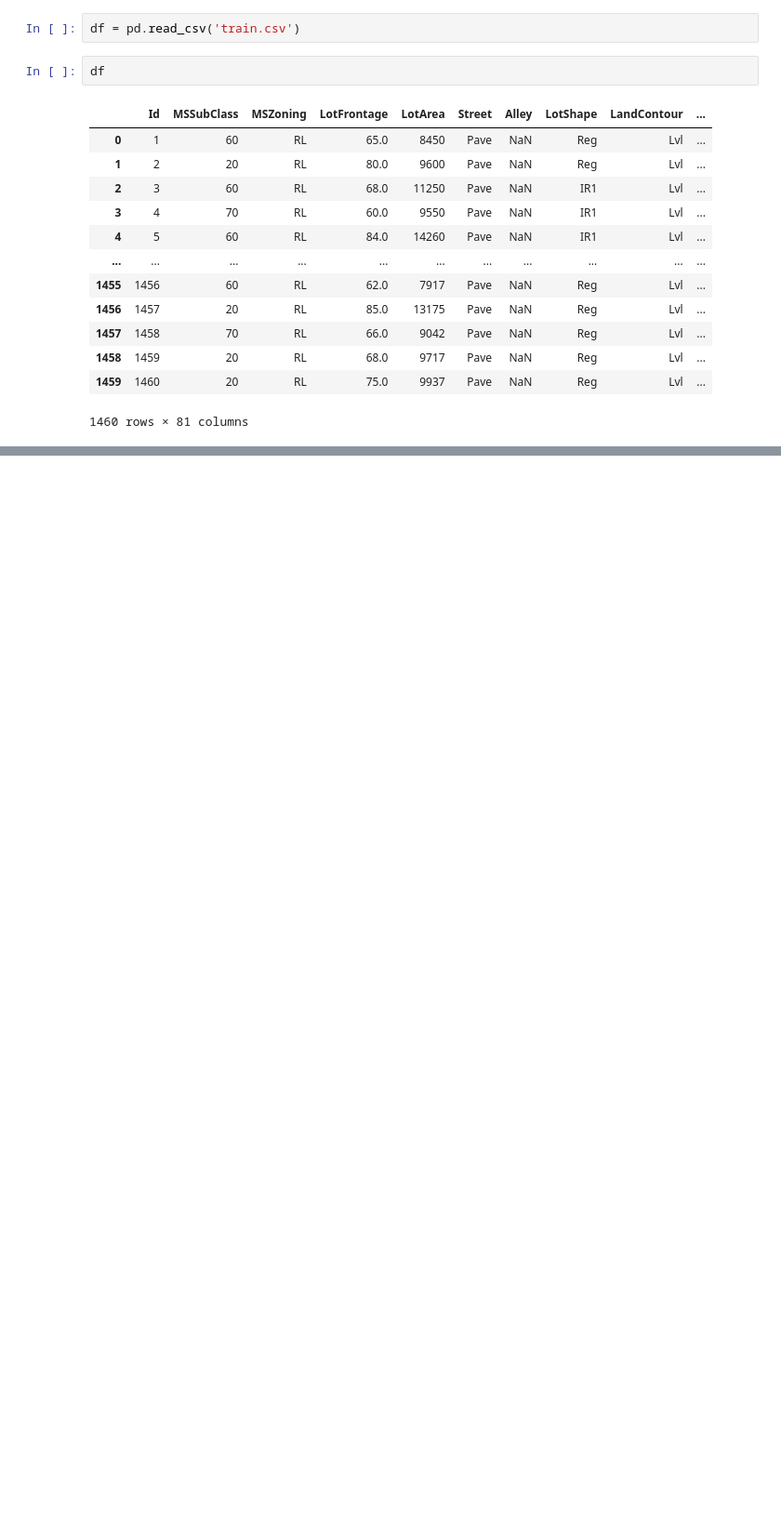
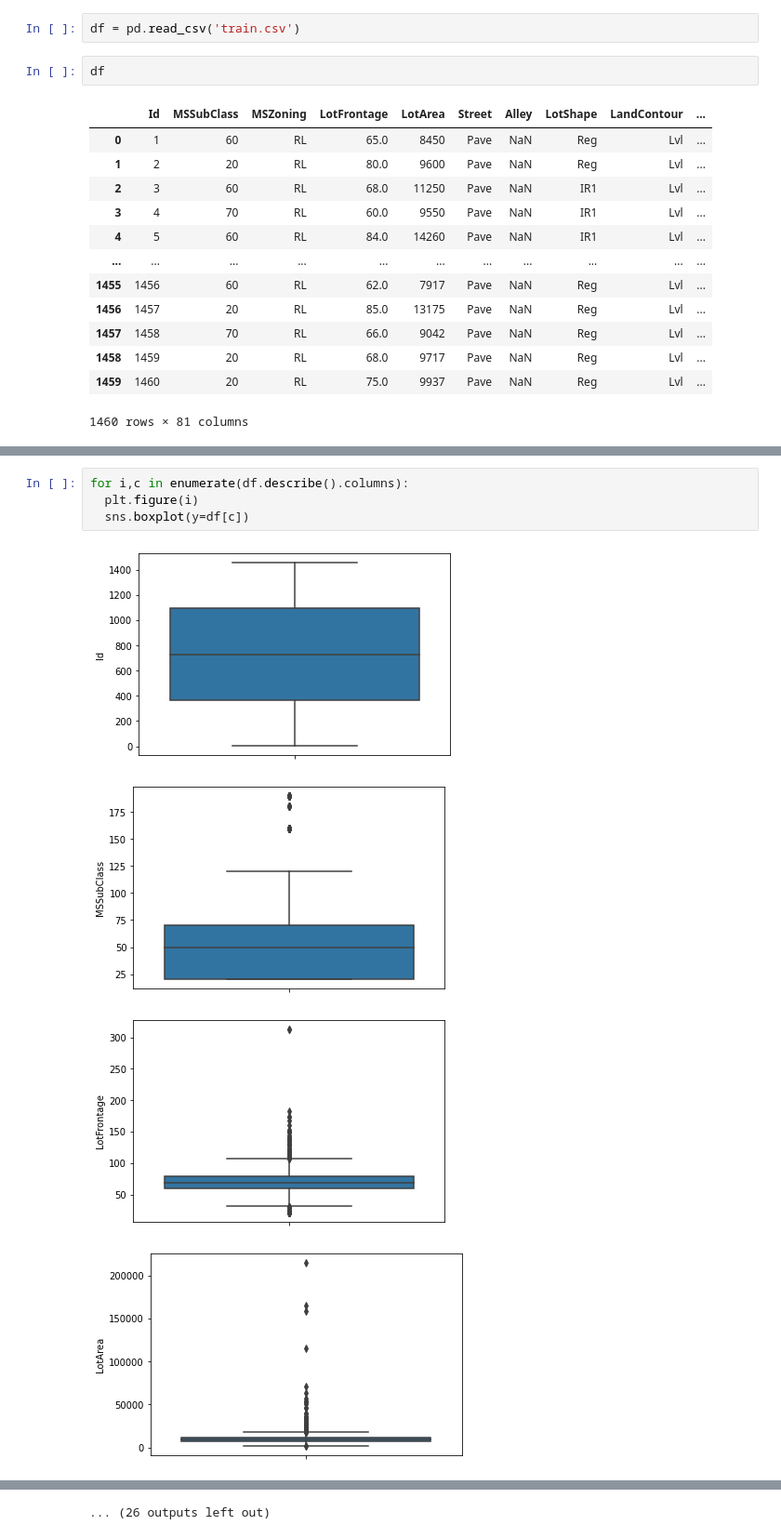
Before and after one commit to martydom/housePrices, a Jupyter notebook: House_Price_Prediction_Kaggle.ipynb, the cells around one changed output, grey strips where cells are left out. Shown at 93% size. Drawn from its saved outputs; the diff is of its cells as text; blank space fills up the shorter version.

```diff
--- a/House_Price_Prediction_Kaggle.ipynb
+++ b/House_Price_Prediction_Kaggle.ipynb
@@ -44,0 +115,9 @@ df
+# %%
+for i,c in enumerate(df.describe().columns):
+  plt.figure(i)
+  sns.boxplot(y=df[c])
+# %% [output]
+[figure, added]
+[figure, added]
+[figure, added]
+[figure, added]
@@ -44,0 +132 @@ df
+... (26 outputs left out)
```
Also changed, not shown: parts of 14 cells of this notebook.
